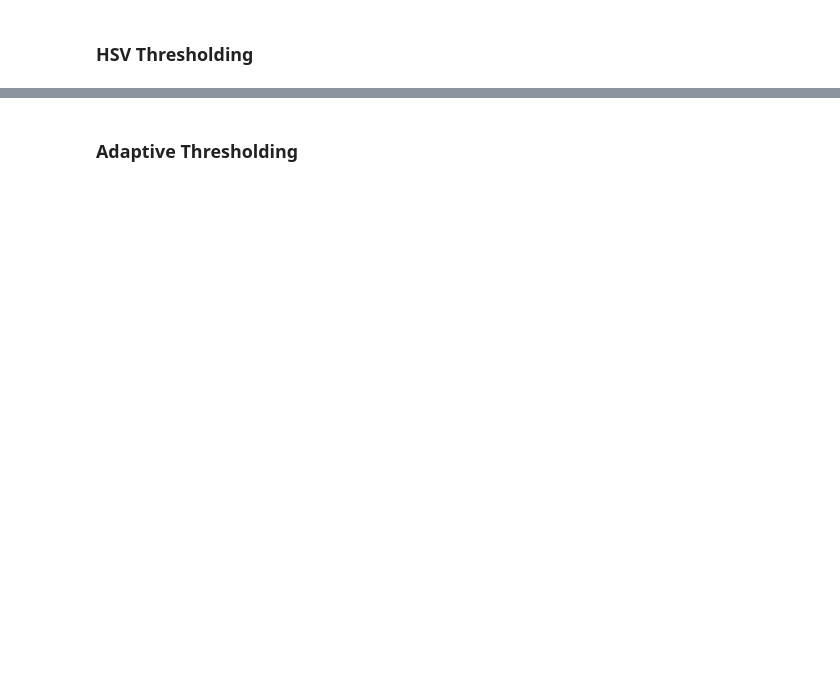
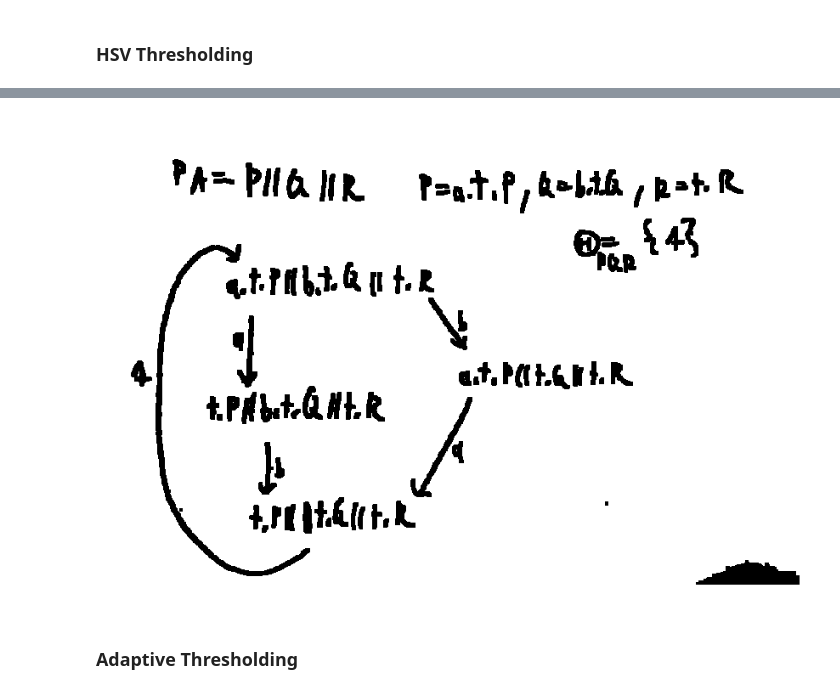
Before and after one commit to lukasbindreiter/white-brush, a Jupyter notebook: notebooks/Background Extraction.ipynb, the cells around one changed output, grey strips where cells are left out. Saved outputs shown, nothing was run; the diff lists cells and outputs as text; code cells hidden in the pictures; blank space fills up the shorter version.

```diff
--- a/notebooks/Background Extraction.ipynb
+++ b/notebooks/Background Extraction.ipynb
@@ -41,2 +41,7 @@ show_img(hsv_eroded_mask)
+# %%
+dilated_hsv_thresh = dilate(hsv_thresh, 5)
+show_img(dilated_hsv_thresh)
+# %% [output]
+[figure, added]
 # %% [markdown]
 ### Adaptive Thresholding
```
Also changed, not shown: parts of 16 cells of this notebook, 12 other files.
